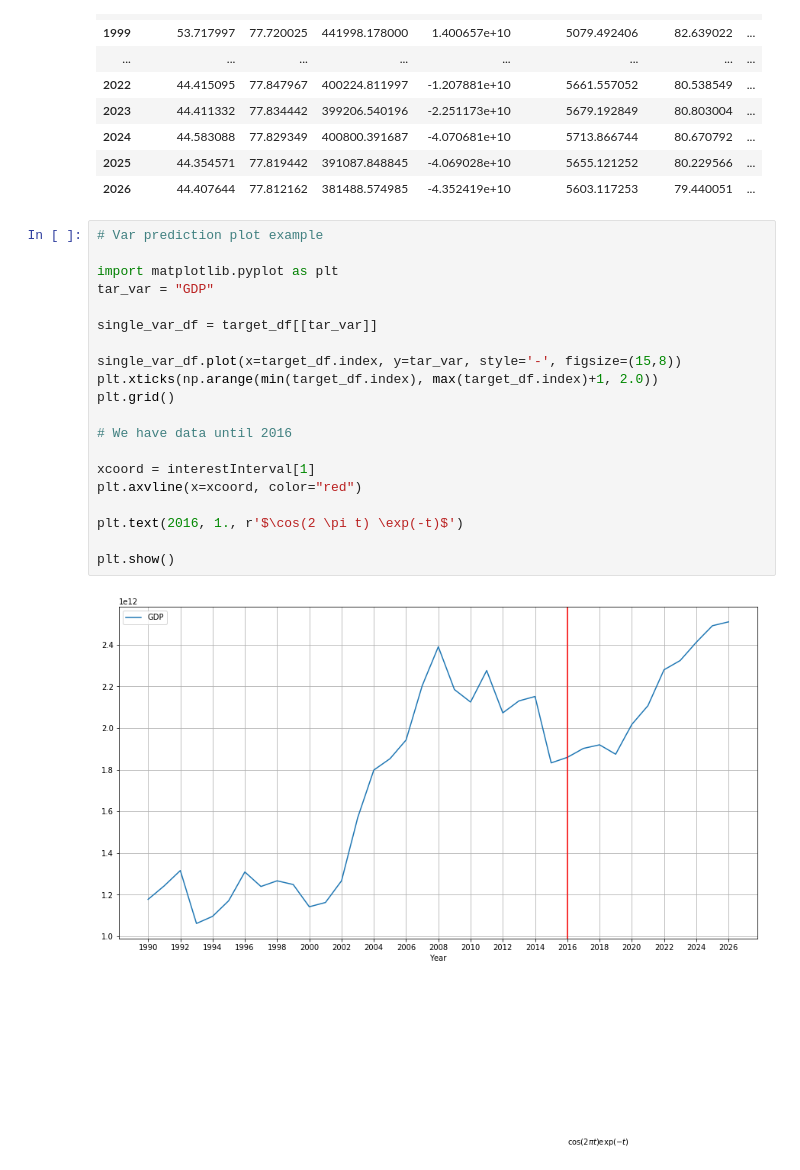
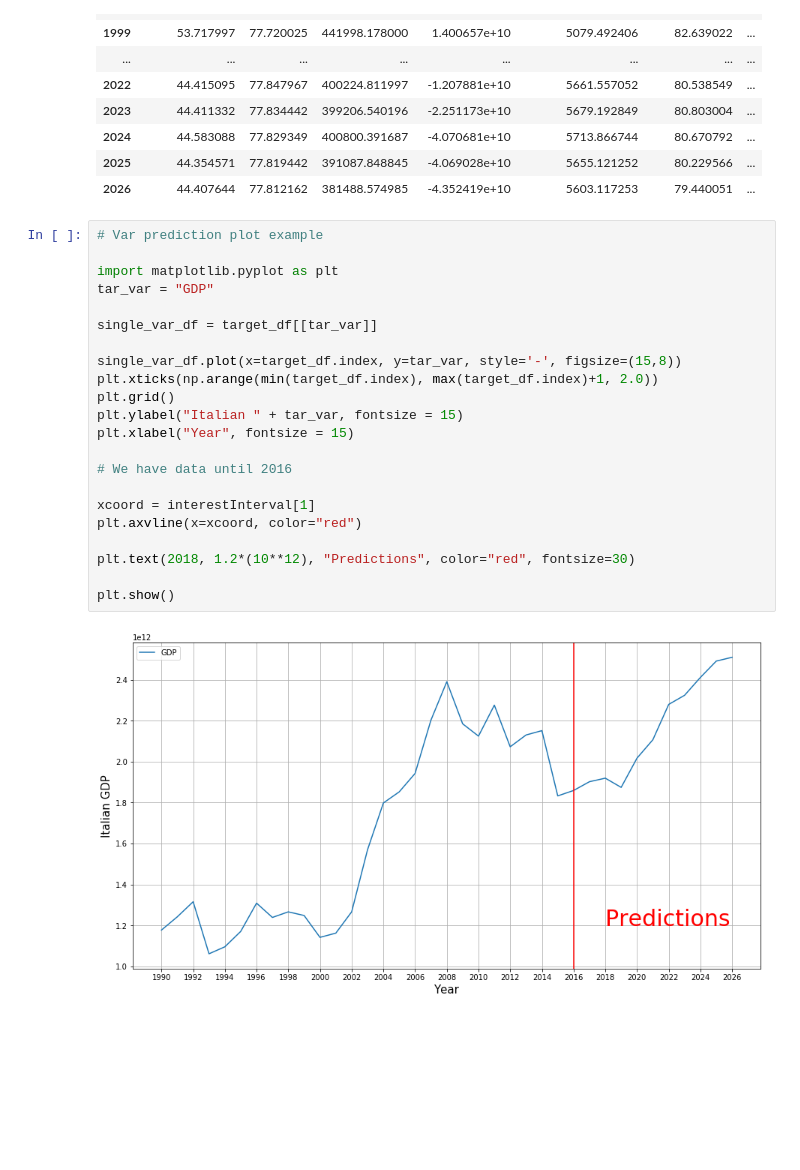
Before and after one commit to AngeloDamiani/DA-DDD-Project, a Jupyter notebook: main_notebook.ipynb, the cells around one changed output. Drawn from its saved outputs; the diff is of its cells as text; blank space fills up the shorter version.

Commit message:
Linear Regression Fix + Plot Example

```diff
--- a/main_notebook.ipynb
+++ b/main_notebook.ipynb
@@ -202,22 +202,24 @@ target_df
 # %%
 # Var prediction plot example
 
 import matplotlib.pyplot as plt
 tar_var = "GDP"
 
 single_var_df = target_df[[tar_var]]
 
 single_var_df.plot(x=target_df.index, y=tar_var, style='-', figsize=(15,8))
 plt.xticks(np.arange(min(target_df.index), max(target_df.index)+1, 2.0))
 plt.grid()
+plt.ylabel("Italian " + tar_var, fontsize = 15)
+plt.xlabel("Year", fontsize = 15)
 
 # We have data until 2016
 
 xcoord = interestInterval[1]
 plt.axvline(x=xcoord, color="red")
 
-plt.text(2016, 1., r'$\cos(2 \pi t) \exp(-t)$')
+plt.text(2018, 1.2*(10**12), "Predictions", color="red", fontsize=30)
 
 plt.show()
 # %% [output]
-[figure, old version]
+[figure, new version]
```
